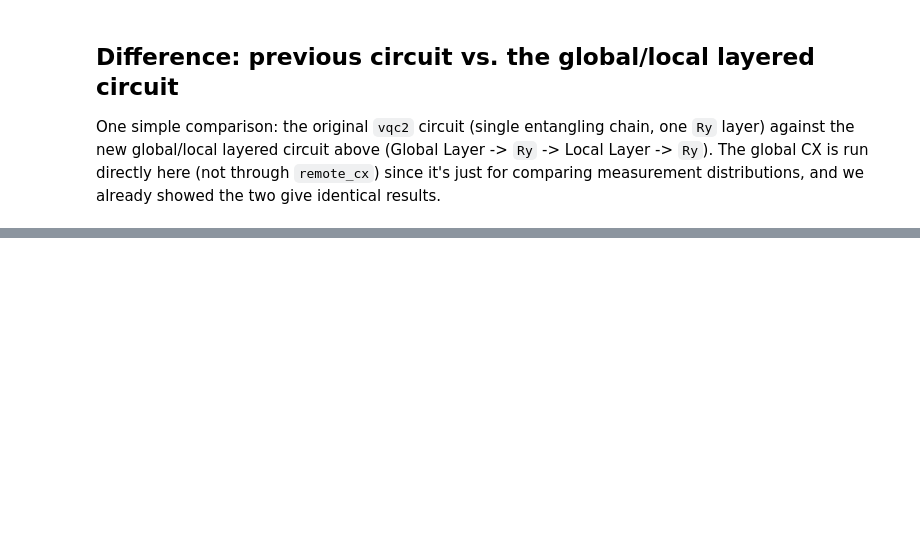
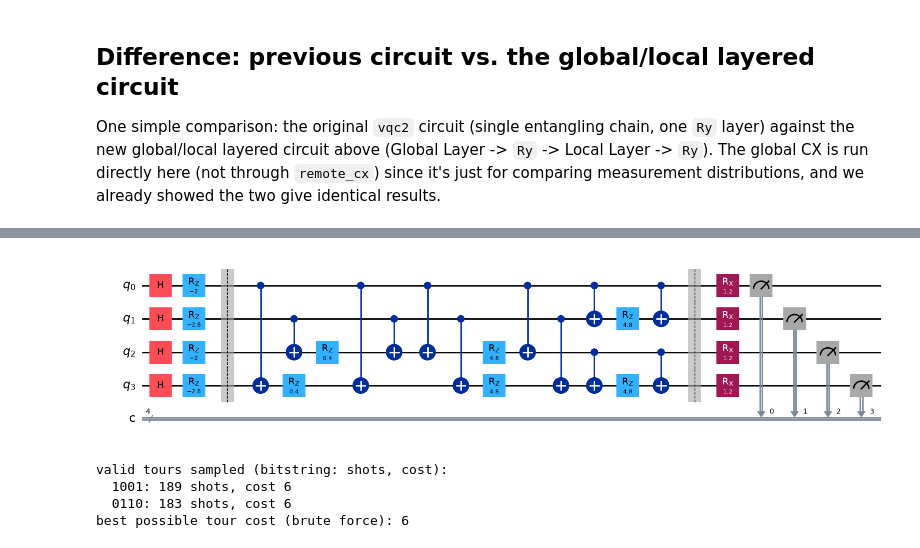
Before and after one commit to aahadj2/DQC, a Jupyter notebook: vqc_h_variation.ipynb, the cells around one changed output, grey strips where cells are left out. Cells and saved outputs as stored; diff of their text form; code cells hidden in the pictures; blank space fills up the shorter version.

```diff
--- a/vqc_h_variation.ipynb
+++ b/vqc_h_variation.ipynb
@@ -863,0 +928,54 @@ remote cnot gate vs normal
+# %%
+# 3) one QAOA layer (p = 1): H -> cost layer (CNOT-RZ-CNOT) -> mixer layer
+def qaoa_tsp_circuit(gamma, beta):
+    qc = QuantumCircuit(n_qaoa, n_qaoa)
+    qc.h(range(n_qaoa))                     # equal superposition over all bitstrings
+
+    for i in range(n_qaoa):                 # single-qubit cost rotations
+        if abs(a_coef[i]) > 1e-9:
+            qc.rz(2 * gamma * a_coef[i], i)
+    qc.barrier()
+    for (i, j), val in b_coef.items():       # two-qubit cost rotations -- the CNOTs
+        qc.cx(i, j)                          # that should become remote_cx()
+        qc.rz(2 * gamma * val, j)
+        qc.cx(i, j)
+    qc.barrier()
+
+    for i in range(n_qaoa):                 # mixer layer
+        qc.rx(2 * beta, i)
+
+    qc.measure(range(n_qaoa), range(n_qaoa))
+    return qc
+
+qaoa_qc = qaoa_tsp_circuit(gamma=0.8, beta=0.6)
+qaoa_qc.draw("mpl")
+# %% [output]
+[figure, added]
+# %%
+# 4) run it and see which tours come out on top
+qaoa_t = transpile(qaoa_qc, simulator)
+qaoa_counts = simulator.run(qaoa_t, shots=2000).result().get_counts()
+
+def tour_cost(bitstring):
+    b = bitstring[::-1]  # Qiskit prints bit 0 last
+    x = {q[(1, 1)]: int(b[0]), q[(2, 1)]: int(b[1]), q[(1, 2)]: int(b[2]), q[(2, 2)]: int(b[3])}
+    if x[q[(1, 1)]] + x[q[(2, 1)]] != 1 or x[q[(1, 2)]] + x[q[(2, 2)]] != 1:
+        return None  # not a valid one-hot assignment
+    if x[q[(1, 1)]] + x[q[(1, 2)]] != 1:
+        return None
+    t1 = 1 if x[q[(1, 1)]] else 2
+    t2 = 1 if x[q[(1, 2)]] else 2
+    return d(0, t1) + d(t1, t2) + d(t2, 0)
+
+valid = {bits: (cnt, tour_cost(bits)) for bits, cnt in qaoa_counts.items() if tour_cost(bits) is not None}
+print("valid tours sampled (bitstring: shots, cost):")
+for bits, (cnt, cost) in sorted(valid.items(), key=lambda kv: -kv[1][0]):
+    print(f"  {bits}: {cnt} shots, cost {cost}")
+
+best = min(d(0, 1) + d(1, 2) + d(2, 0), d(0, 2) + d(2, 1) + d(1, 0))
+print("best possible tour cost (brute force):", best)
+# %% [output]
+valid tours sampled (bitstring: shots, cost):
+  1001: 189 shots, cost 6
+  0110: 183 shots, cost 6
+best possible tour cost (brute force): 6
```
Also changed, not shown: parts of 16 cells of this notebook.
